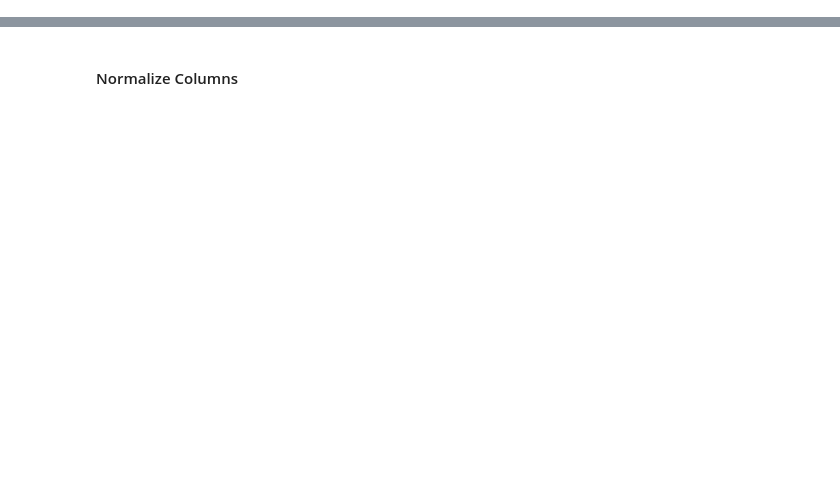
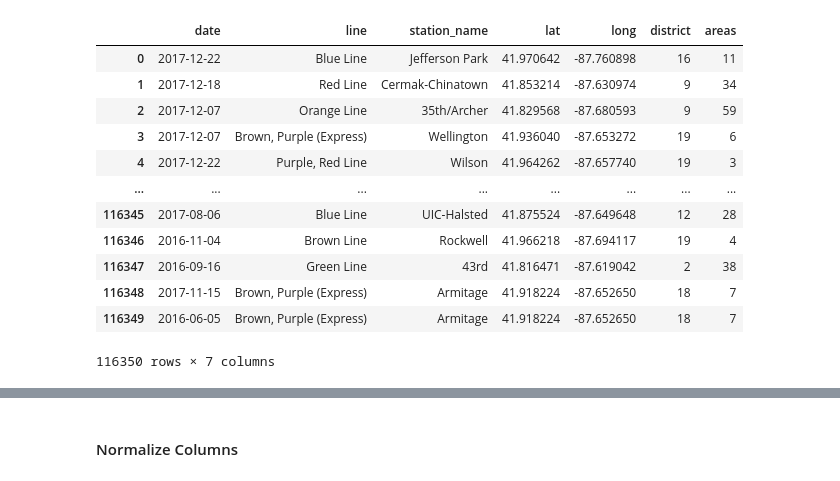
Before and after one commit to evanameyer1/Uncovering-New-Factors-In-Chicago-Crime-through-Regression-Models, a Jupyter notebook: models/notebooks/04_feature_engineering.ipynb, the cells around one changed output, grey strips where cells are left out. Drawn from its saved outputs; the diff is of its cells as text; code cells hidden in the pictures; blank space fills up the shorter version.

```diff
--- a/models/notebooks/04_feature_engineering.ipynb
+++ b/models/notebooks/04_feature_engineering.ipynb
@@ -55,5 +57,21 @@ final_df = pd.merge(left=final_df, right=clean_public_healthindicator, on='distr
 final_df = pd.merge(left=final_df, right=clean_police_districts[['district','disadvantaged_score']], on='district', how='left')
 # %%
 clean_train_ridership['date'] = pd.to_datetime(clean_train_ridership['date'])
+# %%
+clean_train_ridership
+# %% [output]
+|  | date | line | station_name | lat | long | district | areas |
+| 0 | 2017-12-22 | Blue Line | Jefferson Park | 41.970642 | -87.760898 | 16 | 11 |
+| 1 | 2017-12-18 | Red Line | Cermak-Chinatown | 41.853214 | -87.630974 | 9 | 34 |
+| 2 | 2017-12-07 | Orange Line | 35th/Archer | 41.829568 | -87.680593 | 9 | 59 |
+| 3 | 2017-12-07 | Brown, Purple (Express) | Wellington | 41.936040 | -87.653272 | 19 | 6 |
+| 4 | 2017-12-22 | Purple, Red Line | Wilson | 41.964262 | -87.657740 | 19 | 3 |
+| ... | ... | ... | ... | ... | ... | ... | ... |
+| 116345 | 2017-08-06 | Blue Line | UIC-Halsted | 41.875524 | -87.649648 | 12 | 28 |
+| 116346 | 2016-11-04 | Brown Line | Rockwell | 41.966218 | -87.694117 | 19 | 4 |
+| 116347 | 2016-09-16 | Green Line | 43rd | 41.816471 | -87.619042 | 2 | 38 |
+| 116348 | 2017-11-15 | Brown, Purple (Express) | Armitage | 41.918224 | -87.652650 | 18 | 7 |
+| 116349 | 2016-06-05 | Brown, Purple (Express) | Armitage | 41.918224 | -87.652650 | 18 | 7 |
+116350 rows × 7 columns
 # %%
 grouped_train_ridership = clean_train_ridership.groupby(['date','district'])['rides'].agg('sum').reset_index()
```
Also changed, not shown: parts of 25 cells of this notebook, 3 other files.
